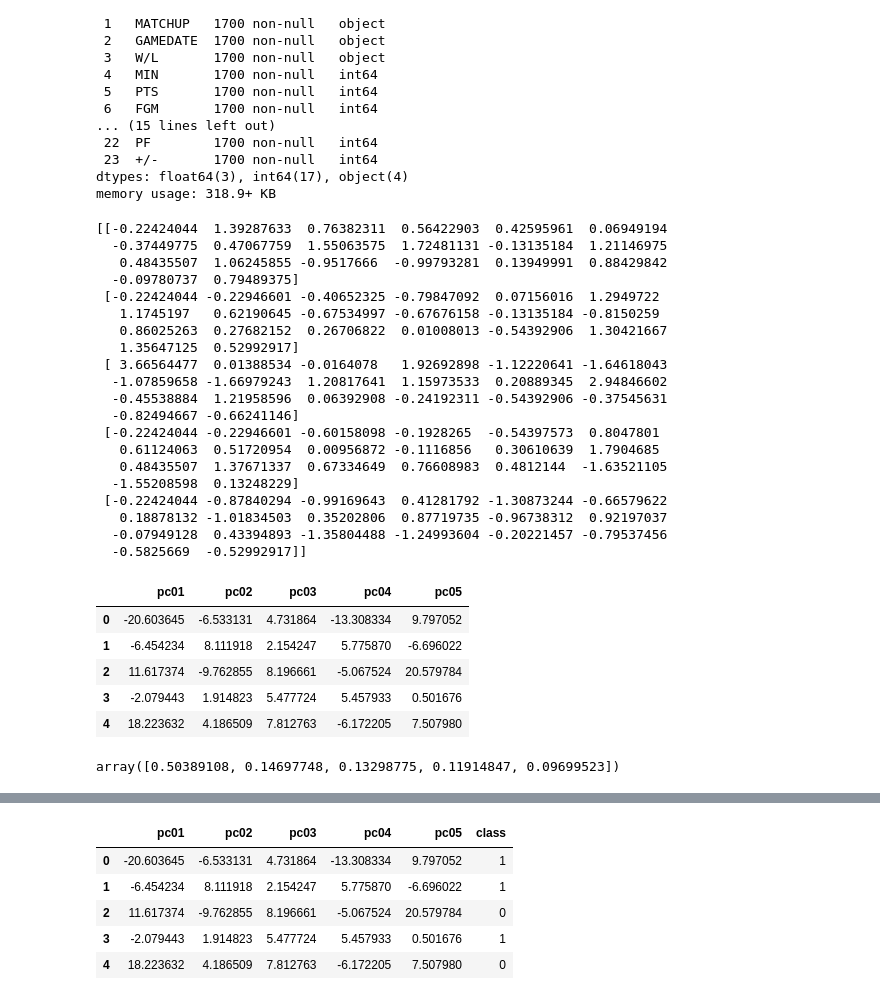
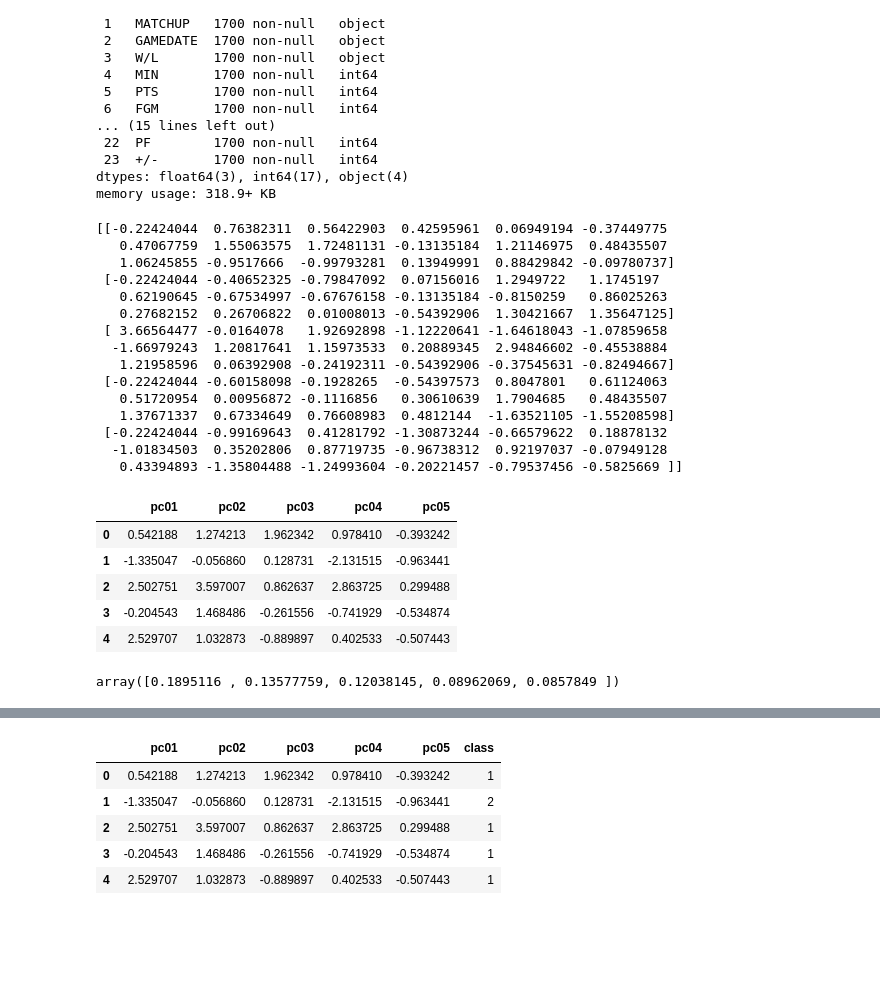
Before and after one commit to lchristij/NBA-ML-Project, a Jupyter notebook: pca_model.ipynb, the cells around one changed output, grey strips where cells are left out. Drawn from its saved outputs; the diff is of its cells as text; code cells hidden in the pictures; blank space fills up the shorter version.

```diff
--- a/pca_model.ipynb
+++ b/pca_model.ipynb
@@ -29,31 +29,26 @@ Data columns (total 24 columns):
 dtypes: float64(3), int64(17), object(4)
 memory usage: 318.9+ KB
 # %%
-teamstats_df = teamstats_df.drop(columns=['TEAM','MATCHUP','GAMEDATE', 'W/L'])
+teamstats_df = teamstats_df.drop(columns=['TEAM','MATCHUP','GAMEDATE', 'W/L','+/-','PTS'])
 # %%
 teamstats_scaled = StandardScaler().fit_transform(teamstats_df)
 print(teamstats_scaled[0:5])
 # %% [output]
-[[-0.22424044  1.39287633  0.76382311  0.56422903  0.42595961  0.06949194
-  -0.37449775  0.47067759  1.55063575  1.72481131 -0.13135184  1.21146975
-   0.48435507  1.06245855 -0.9517666  -0.99793281  0.13949991  0.88429842
-  -0.09780737  0.79489375]
- [-0.22424044 -0.22946601 -0.40652325 -0.79847092  0.07156016  1.2949722
-   1.1745197   0.62190645 -0.67534997 -0.67676158 -0.13135184 -0.8150259
-   0.86025263  0.27682152  0.26706822  0.01008013 -0.54392906  1.30421667
-   1.35647125  0.52992917]
- [ 3.66564477  0.01388534 -0.0164078   1.92692898 -1.12220641 -1.64618043
-  -1.07859658 -1.66979243  1.20817641  1.15973533  0.20889345  2.94846602
-  -0.45538884  1.21958596  0.06392908 -0.24192311 -0.54392906 -0.37545631
-  -0.82494667 -0.66241146]
- [-0.22424044 -0.22946601 -0.60158098 -0.1928265  -0.54397573  0.8047801
-   0.61124063  0.51720954  0.00956872 -0.1116856   0.30610639  1.7904685
-   0.48435507  1.37671337  0.67334649  0.76608983  0.4812144  -1.63521105
-  -1.55208598  0.13248229]
- [-0.22424044 -0.87840294 -0.99169643  0.41281792 -1.30873244 -0.66579622
-   0.18878132 -1.01834503  0.35202806  0.87719735 -0.96738312  0.92197037
-  -0.07949128  0.43394893 -1.35804488 -1.24993604 -0.20221457 -0.79537456
-  -0.5825669  -0.52992917]]
+[[-0.22424044  0.76382311  0.56422903  0.42595961  0.06949194 -0.37449775
+   0.47067759  1.55063575  1.72481131 -0.13135184  1.21146975  0.48435507
+   1.06245855 -0.9517666  -0.99793281  0.13949991  0.88429842 -0.09780737]
+ [-0.22424044 -0.40652325 -0.79847092  0.07156016  1.2949722   1.1745197
+   0.62190645 -0.67534997 -0.67676158 -0.13135184 -0.8150259   0.86025263
+   0.27682152  0.26706822  0.01008013 -0.54392906  1.30421667  1.35647125]
+ [ 3.66564477 -0.0164078   1.92692898 -1.12220641 -1.64618043 -1.07859658
+  -1.66979243  1.20817641  1.15973533  0.20889345  2.94846602 -0.45538884
+   1.21958596  0.06392908 -0.24192311 -0.54392906 -0.37545631 -0.82494667]
+ [-0.22424044 -0.60158098 -0.1928265  -0.54397573  0.8047801   0.61124063
+   0.51720954  0.00956872 -0.1116856   0.30610639  1.7904685   0.48435507
+   1.37671337  0.67334649  0.76608983  0.4812144  -1.63521105 -1.55208598]
+ [-0.22424044 -0.99169643  0.41281792 -1.30873244 -0.66579622  0.18878132
+  -1.01834503  0.35202806  0.87719735 -0.96738312  0.92197037 -0.07949128
+   0.43394893 -1.35804488 -1.24993604 -0.20221457 -0.79537456 -0.5825669 ]]
 # %%
 # defining 'W/L' column as feature set
 #X = teamstats_df.copy()
@@ -71,18 +66,18 @@ df_teamstats_pca = pd.DataFrame(data=teamstats_pca, columns=['pc01', 'pc02', 'pc
 df_teamstats_pca.head()
 # %% [output]
 |  | pc01 | pc02 | pc03 | pc04 | pc05 |
-| 0 | -20.603645 | -6.533131 | 4.731864 | -13.308334 | 9.797052 |
-| 1 | -6.454234 | 8.111918 | 2.154247 | 5.775870 | -6.696022 |
-| 2 | 11.617374 | -9.762855 | 8.196661 | -5.067524 | 20.579784 |
-| 3 | -2.079443 | 1.914823 | 5.477724 | 5.457933 | 0.501676 |
-| 4 | 18.223632 | 4.186509 | 7.812763 | -6.172205 | 7.507980 |
+| 0 | 0.542188 | 1.274213 | 1.962342 | 0.978410 | -0.393242 |
+| 1 | -1.335047 | -0.056860 | 0.128731 | -2.131515 | -0.963441 |
+| 2 | 2.502751 | 3.597007 | 0.862637 | 2.863725 | 0.299488 |
+| 3 | -0.204543 | 1.468486 | -0.261556 | -0.741929 | -0.534874 |
+| 4 | 2.529707 | 1.032873 | -0.889897 | 0.402533 | -0.507443 |
 # %%
 pca.explained_variance_ratio_
 # %% [output]
-array([0.50389108, 0.14697748, 0.13298775, 0.11914847, 0.09699523])
+array([0.1895116 , 0.13577759, 0.12038145, 0.08962069, 0.0857849 ])
 # %%
 inertia = []
-k = list(range(1,5))
+k = list(range(1,10))
 
 # Calculate the inertia for the range of k values
 for i in k:
@@ -100,25 +95,25 @@ df_elbow.hvplot.line(x="k", y="inertia", xticks=k, title="Elbow Curve")
 # %%
  # Predicting clusters with k2
 
 # Initialize the K-Means model
-model = KMeans(n_clusters=2, random_state=0)
+model = KMeans(n_clusters=3, random_state=0)
 
 # Fit the model
 model.fit(df_teamstats_pca)
 
 # Predict clusters
 predictions = model.predict(df_teamstats_pca)
 
 # Add the predicted class columns
 df_teamstats_pca["class"] = model.labels_
 df_teamstats_pca.head()
 # %% [output]
 |  | pc01 | pc02 | pc03 | pc04 | pc05 | class |
-| 0 | -20.603645 | -6.533131 | 4.731864 | -13.308334 | 9.797052 | 1 |
-| 1 | -6.454234 | 8.111918 | 2.154247 | 5.775870 | -6.696022 | 1 |
-| 2 | 11.617374 | -9.762855 | 8.196661 | -5.067524 | 20.579784 | 0 |
-| 3 | -2.079443 | 1.914823 | 5.477724 | 5.457933 | 0.501676 | 1 |
-| 4 | 18.223632 | 4.186509 | 7.812763 | -6.172205 | 7.507980 | 0 |
+| 0 | 0.542188 | 1.274213 | 1.962342 | 0.978410 | -0.393242 | 1 |
+| 1 | -1.335047 | -0.056860 | 0.128731 | -2.131515 | -0.963441 | 2 |
+| 2 | 2.502751 | 3.597007 | 0.862637 | 2.863725 | 0.299488 | 1 |
+| 3 | -0.204543 | 1.468486 | -0.261556 | -0.741929 | -0.534874 | 1 |
+| 4 | 2.529707 | 1.032873 | -0.889897 | 0.402533 | -0.507443 | 1 |
 # %%
 # Plotting the clusters
 df_teamstats_pca.hvplot.scatter(
```
Also changed, not shown: 2 other files.
